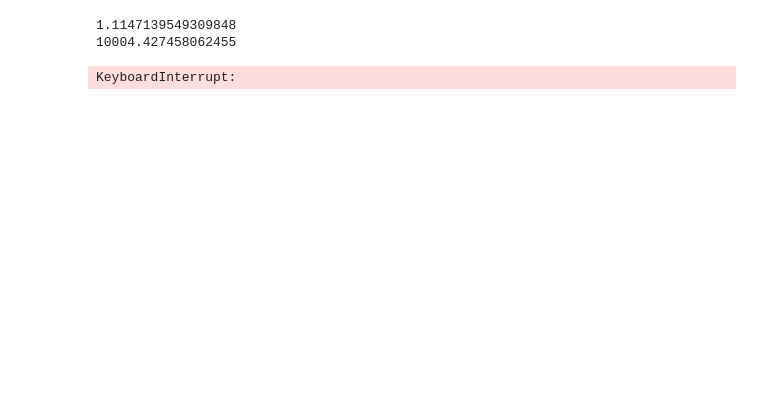
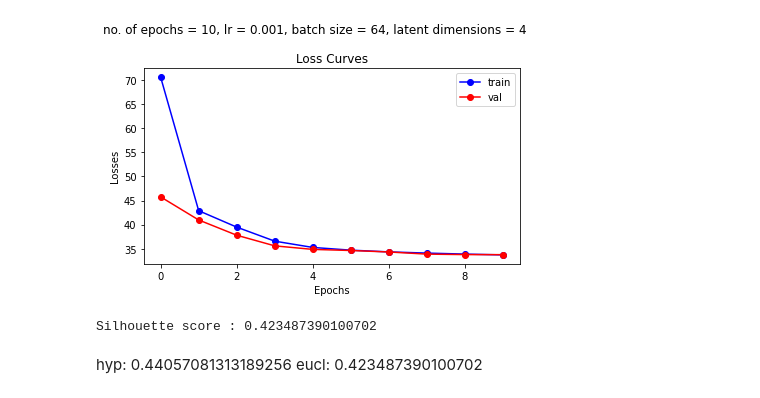
Before and after one commit to julian-8897/Non-Euclidean-NN, a Jupyter notebook: MNIST_vae_test.ipynb, the cells around one changed output. Saved outputs shown, nothing was run; the diff lists cells and outputs as text; code cells hidden in the pictures; blank space fills up the shorter version.

```diff
--- a/MNIST_vae_test.ipynb
+++ b/MNIST_vae_test.ipynb
@@ -209,3 +182,20 @@ for epoch in range(num_epochs):
+# %%
+fig , (ax0) = plt.subplots(1, 1)
+
+# ax0 = fig.add_subplot(121, title="Loss curves")
+# ax1 = fig.add_subplot(122, title="Accuracy curves")
+ax0.set_title('Loss Curves')
+ax0.plot(epoch_values, t_loss, 'bo-', label='train')
+ax0.plot(epoch_values, v_loss, 'ro-', label='val')
+
+ax0.set_xlabel('Epochs')
+ax0.set_ylabel('Losses')
+ax0.legend()
+
+fig.suptitle('no. of epochs = {}, lr = {}, batch size = 64, latent dimensions = {}'.format(epochs, learning_rate, latent_dims))
+fig.tight_layout()
+# %% [output]
+[figure, added]
 # %%
 encoded_samples = []
 for sample in tqdm(testset):
@@ -217,13 +207,12 @@ for sample in tqdm(testset):
         encoded_img  = model.encoder(img)
     # Append to list
     encoded_img = encoded_img.flatten().cpu().numpy()
-    encoded_sample = {f"Enc. Variable {i}": enc for i, enc in enumerate(encoded_img)}
+    encoded_sample = {f"Latent Variable {i}": enc for i, enc in enumerate(encoded_img)}
     encoded_sample['label'] = label
     encoded_samples.append(encoded_sample)
 
 encoded_samples = pd.DataFrame(encoded_samples)
-
-
+#print(encoded_samples)
 
 from sklearn.manifold import TSNE
 from sklearn.metrics import davies_bouldin_score
@@ -231,21 +220,20 @@ from sklearn.metrics import calinski_harabasz_score
 from sklearn.metrics import silhouette_score
 import plotly.express as px
 
-#Davies-Bouldin Index
-db_index = davies_bouldin_score(encoded_samples, encoded_samples.label)
-print(db_index)
+# #Davies-Bouldin Index
+# db_index = davies_bouldin_score(encoded_samples, encoded_samples.label)
+# print('Davies-Bouldin score :', db_index)
 
-#Calinski-Harabasz Index
-ch_score = calinski_harabasz_score(encoded_samples, encoded_samples.label)
-print(ch_score)
+# #Calinski-Harabasz Index
+# ch_score = calinski_harabasz_score(encoded_samples, encoded_samples.label)
+# print('Calinski-Harabasz score:', ch_score)
 
 #Silhouette Coefficient
-s_coeff = silhouette_score(encoded_samples, encoded_samples.label,  metric=metrics.PoincareDistance)
-print(s_coeff)
+#s_coeff = silhouette_score(encoded_samples, encoded_samples.label,  metric=metrics.PoincareDistance)
+s_coeff = silhouette_score(encoded_samples, encoded_samples.label)
+print('Silhouette score :',s_coeff)
 
-px.scatter(encoded_samples, x='Enc. Variable 0', y='Enc. Variable 1', color=encoded_samples.label.astype(str), opacity=0.7)
+px.scatter(encoded_samples, x='Latent Variable 0', y='Latent Variable 1', color=encoded_samples.label.astype(str), opacity=0.7)
 # %% [output]
-1.1147139549309848
-10004.427458062455
+Silhouette score : 0.423487390100702
-KeyboardInterrupt:
 # %%
@@ -268 +245,4 @@ fig = px.scatter(tsne_results, x=0, y=1, color=encoded_samples.label.astype(str)
 fig.show()
+# %% [markdown]
+hyp: 0.44057081313189256
+eucl: 0.423487390100702
```
Also changed, not shown: parts of 10 cells of this notebook, 3 other files.
